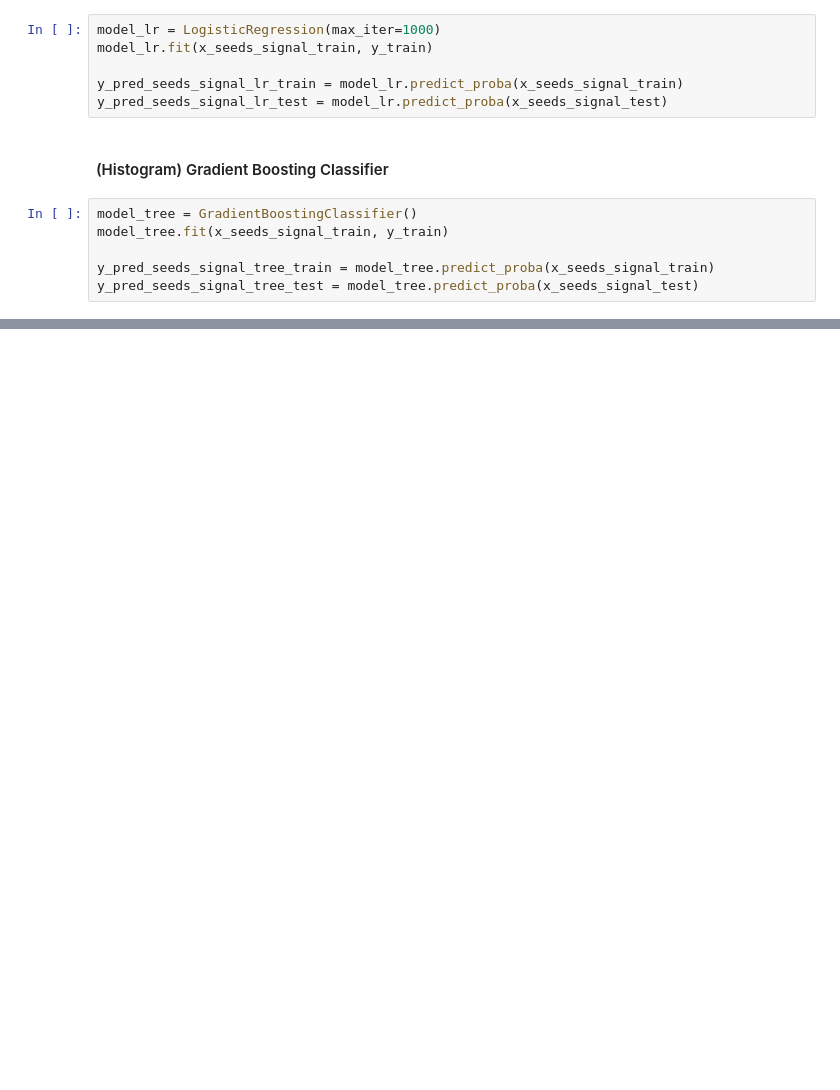
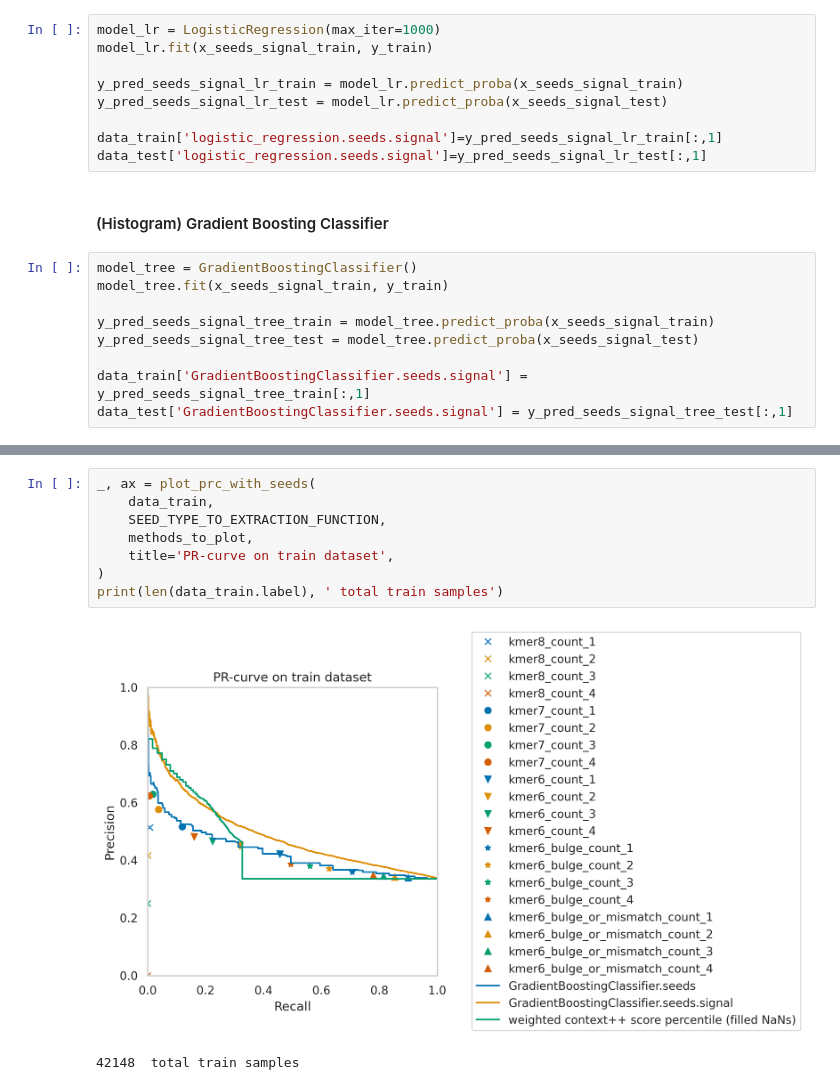
Before and after one commit to ML-Bioinfo-CEITEC/miRNA, a Jupyter notebook: ML_training_and_evaluation.classification.ipynb, the cells around one changed output, grey strips where cells are left out. Cells and saved outputs as stored; diff of their text form; blank space fills up the shorter version.

```diff
--- a/ML_training_and_evaluation.classification.ipynb
+++ b/ML_training_and_evaluation.classification.ipynb
@@ -80,6 +90,9 @@ model_lr.fit(x_seeds_signal_train, y_train)
 
 y_pred_seeds_signal_lr_train = model_lr.predict_proba(x_seeds_signal_train)
 y_pred_seeds_signal_lr_test = model_lr.predict_proba(x_seeds_signal_test)
+
+data_train['logistic_regression.seeds.signal']=y_pred_seeds_signal_lr_train[:,1]
+data_test['logistic_regression.seeds.signal']=y_pred_seeds_signal_lr_test[:,1]
 # %% [markdown]
 #### (Histogram) Gradient Boosting Classifier
 # %%
@@ -88,6 +101,9 @@ model_tree.fit(x_seeds_signal_train, y_train)
 
 y_pred_seeds_signal_tree_train = model_tree.predict_proba(x_seeds_signal_train)
 y_pred_seeds_signal_tree_test = model_tree.predict_proba(x_seeds_signal_test)
+
+data_train['GradientBoostingClassifier.seeds.signal'] = y_pred_seeds_signal_tree_train[:,1]
+data_test['GradientBoostingClassifier.seeds.signal'] = y_pred_seeds_signal_tree_test[:,1]
 # %%
 feature_importances = model_tree.feature_importances_
 feature_names = x_seeds_signal_train.columns
@@ -276,0 +243,11 @@ print(len(y_test), ' total train samples')
+# %%
+_, ax = plot_prc_with_seeds(
+    data_train,
+    SEED_TYPE_TO_EXTRACTION_FUNCTION,
+    methods_to_plot,
+    title='PR-curve on train dataset',
+)
+print(len(data_train.label), ' total train samples')
+# %% [output]
+[figure, added]
+42148  total train samples
```
Also changed, not shown: parts of 18 cells of this notebook, 5 other files.
